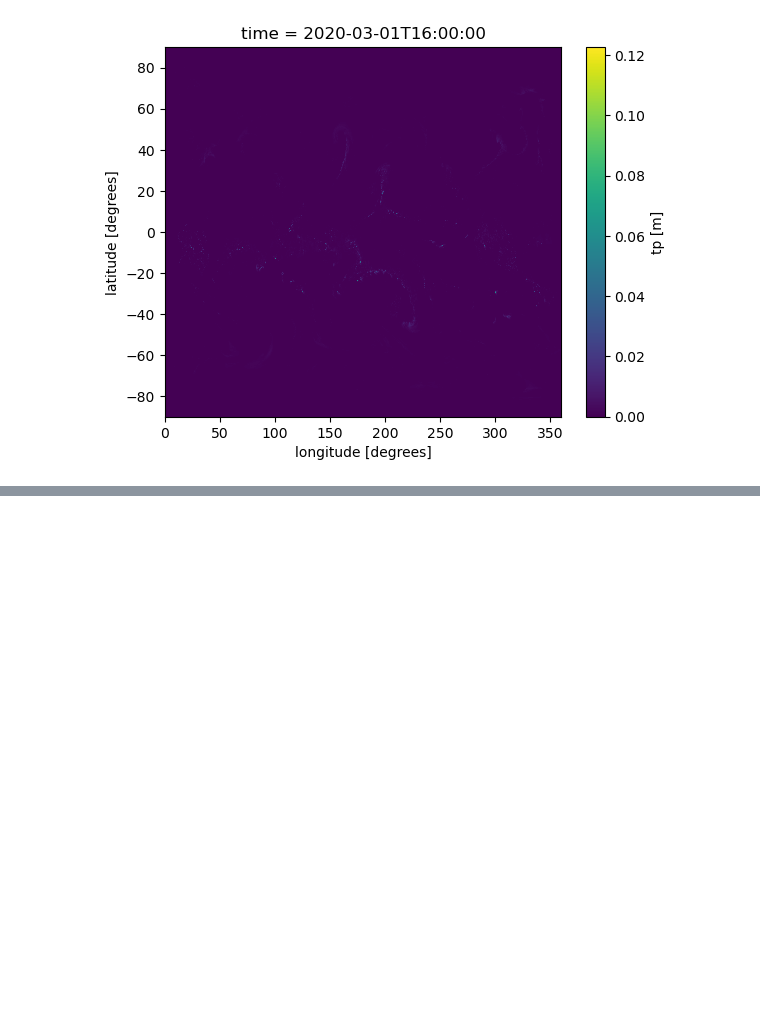
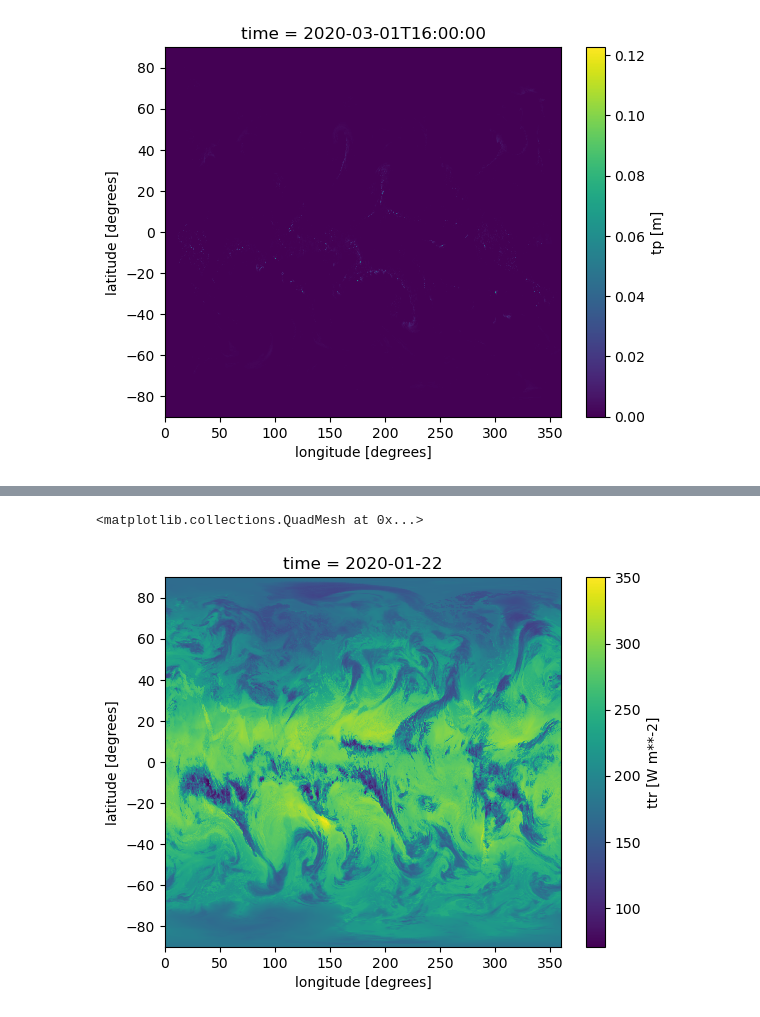
Before and after one commit to w-k-jones/mpi_hacakthon, a Jupyter notebook: 10_test_IFS_loading_regridding.ipynb, the cells around one changed output, grey strips where cells are left out. Cells and saved outputs as stored; diff of their text form; code cells hidden in the pictures; blank space fills up the shorter version.

```diff
--- a/10_test_IFS_loading_regridding.ipynb
+++ b/10_test_IFS_loading_regridding.ipynb
@@ -390,0 +355,5 @@ dataset.tp.isel(time=1000).drop_vars(["lat", "lon"]).compute().isel(value=pix).p
+# %%
+olr = dataset.ttr.isel(time=slice(48,96)).drop_vars(["lat", "lon"]).compute().isel(value=pix) / -3.6e3
+# %%
+olr.attrs = dataset.ttr.attrs
+olr.attrs["units"] = "W m**-2"
@@ -390,0 +380,5 @@ dataset.tp.isel(time=1000).drop_vars(["lat", "lon"]).compute().isel(value=pix).p
+# %%
+olr[0].plot()
+# %% [output]
+<matplotlib.collections.QuadMesh at 0x...>
+[figure, added]
```
Also changed, not shown: parts of 21 cells of this notebook.
